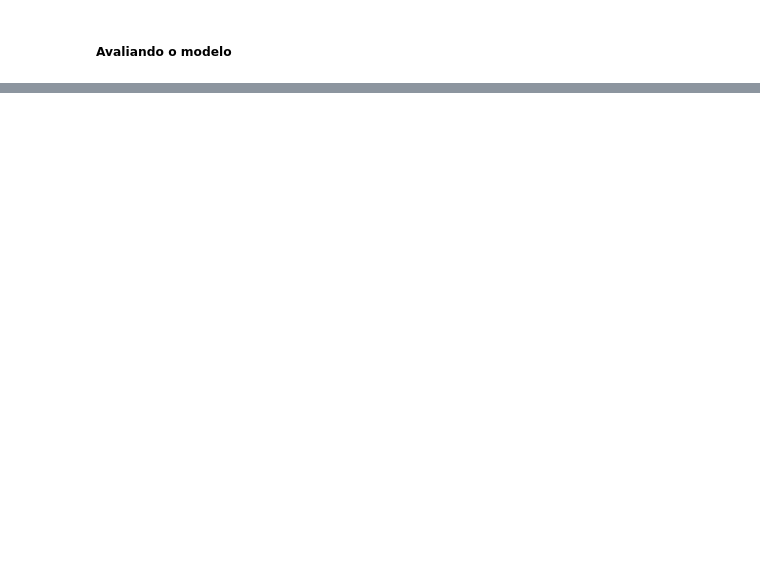
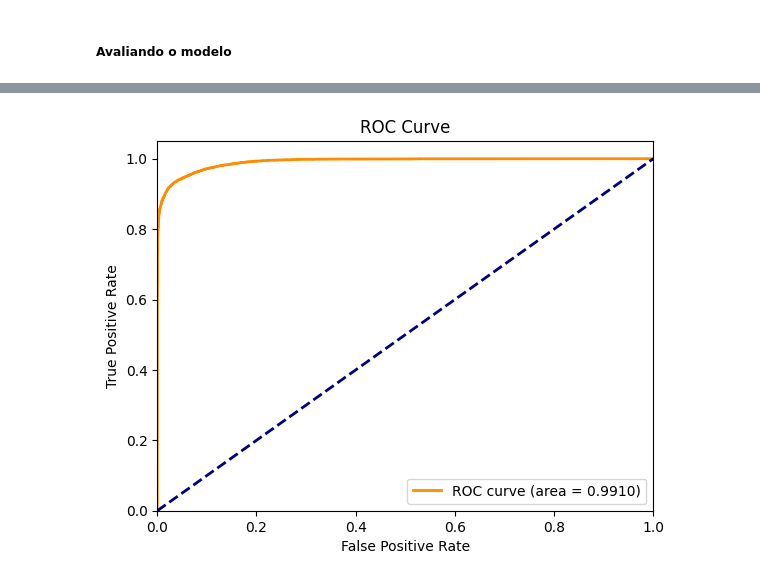
Before and after one commit to GuilhermeMaciel75/RN-Airline-Passenger-Satisfaction, a Jupyter notebook: src/mlpKeras.ipynb, the cells around one changed output, grey strips where cells are left out. Drawn from its saved outputs; the diff is of its cells as text; code cells hidden in the pictures; blank space fills up the shorter version.

```diff
--- a/src/mlpKeras.ipynb
+++ b/src/mlpKeras.ipynb
@@ -27,0 +37,19 @@ y_test = df_test['satisfaction'].values
+# %%
+def plot_roc_curve(y_pred: np.array, y_test: np.array) -> None:
+
+    # Obter as probabilidades da classe positiva
+    y_pred_positive = y_pred[:, 1]
+
+    fpr, tpr, thresholds = roc_curve(y_test, y_pred_positive)
+    roc_auc = roc_auc_score(y_test, y_pred_positive)
+
+    plt.figure()
+    plt.plot(fpr, tpr, color='darkorange', lw=2, label=f'ROC curve (area = {roc_auc:.4f})' )
+    plt.plot([0, 1], [0, 1], color='navy', lw=2, linestyle='--')
+    plt.xlim([0.0, 1.0])
+    plt.ylim([0.0, 1.05])
+    plt.xlabel('False Positive Rate')
+    plt.ylabel('True Positive Rate')
+    plt.title('ROC Curve')
+    plt.legend(loc="lower right")
+    plt.show()
@@ -119 +186,5 @@ y_pred = np.argmax(model.predict(X_test), axis=1)
+# %%
+plot_roc_curve(mlp_pred_scores, y_test)
+# %% [output]
+[figure, added]
 # %%
```
Also changed, not shown: parts of 12 cells of this notebook, 1 other file.
